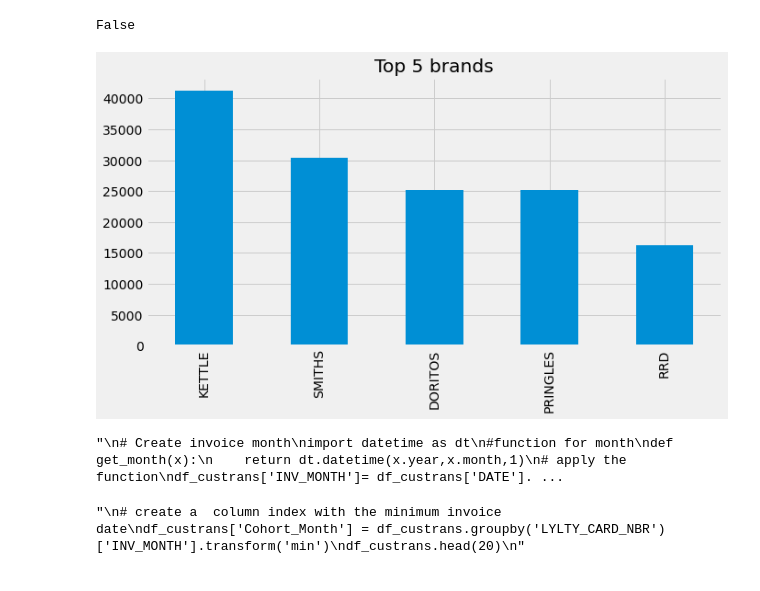
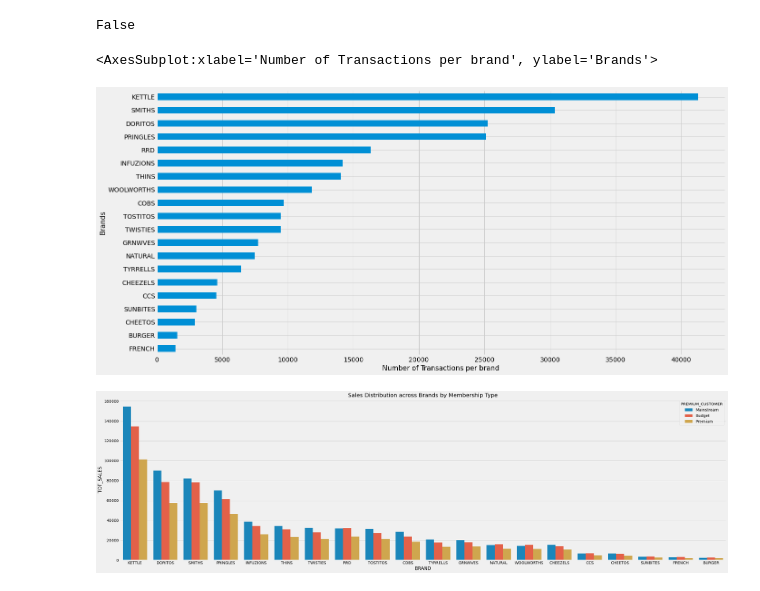
Before and after one commit to coja56/Customer_buying_Patterns, a Jupyter notebook: customer_segmentation.ipynb, the cells around one changed output. Cells and saved outputs as stored; diff of their text form; code cells hidden in the pictures.

```diff
--- a/customer_segmentation.ipynb
+++ b/customer_segmentation.ipynb
@@ -516,31 +530,21 @@ df_custrans['PROD_QTY'].sum()
 df_custrans["LYLTY_CARD_NBR"].count() > df_custrans['PROD_QTY'].sum()
 # %% [output]
 False
-# %%
-#top 5 brands
-df_custrans.BRAND.value_counts()[:5].plot(kind='bar',figsize=(10,5))
-plt.title("Top 5 brands")
-plt.show()
-# %% [output]
-[figure, removed]
+# %%
+plt.xlabel('Number of Transactions per brand',{'fontsize':15})
+plt.ylabel('Brands',{'fontsize':15})
+df_custrans.BRAND.value_counts().sort_values().plot(kind='barh',figsize=(20,10))
+# %% [output]
+<AxesSubplot:xlabel='Number of Transactions per brand', ylabel='Brands'>
+[figure, added]
 # %%
-"""
-# Create invoice month
-import datetime as dt
-#function for month
-def get_month(x):
-    return dt.datetime(x.year,x.month,1)
-# apply the function
-df_custrans['INV_MONTH']= df_custrans['DATE'].apply(get_month)
-df_custrans.head(5)
-"""
+#Sales by brand and customer type
+totalsales_brands= df_custrans.groupby(['BRAND','PREMIUM_CUSTOMER'])[['TOT_SALES']].sum().reset_index()
+totalsales_brands = totalsales_brands.sort_values('TOT_SALES', ascending=False)
-# %% [output]
-"\n# Create invoice month\nimport datetime as dt\n#function for month\ndef get_month(x):\n    return dt.datetime(x.year,x.month,1)\n# apply the function\ndf_custrans['INV_MONTH']= df_custrans['DATE']. ...
 # %%
-"""
-# create a  column index with the minimum invoice date
-df_custrans['Cohort_Month'] = df_custrans.groupby('LYLTY_CARD_NBR')['INV_MONTH'].transform('min')
-df_custrans.head(20)
-"""
+plt.figure(figsize=(35,10))
+sns.barplot(x='BRAND',y='TOT_SALES',hue='PREMIUM_CUSTOMER',data = totalsales_brands)
+plt.title("Sales Distribution across Brands by Membership Type")
+plt.show()
 # %% [output]
-"\n# create a  column index with the minimum invoice date\ndf_custrans['Cohort_Month'] = df_custrans.groupby('LYLTY_CARD_NBR')['INV_MONTH'].transform('min')\ndf_custrans.head(20)\n"
+[figure, added]
```
Also changed, not shown: parts of 9 cells of this notebook.
